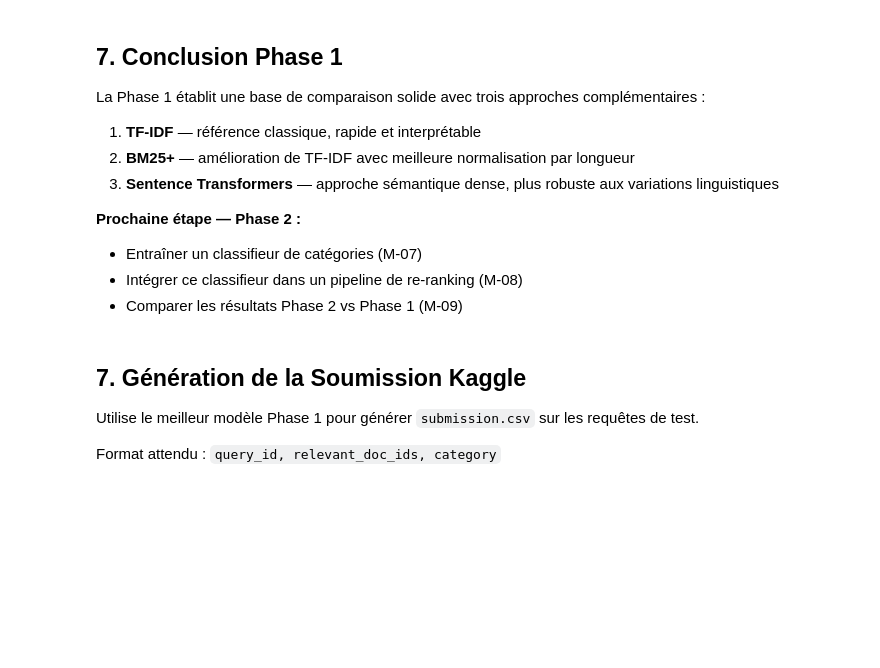
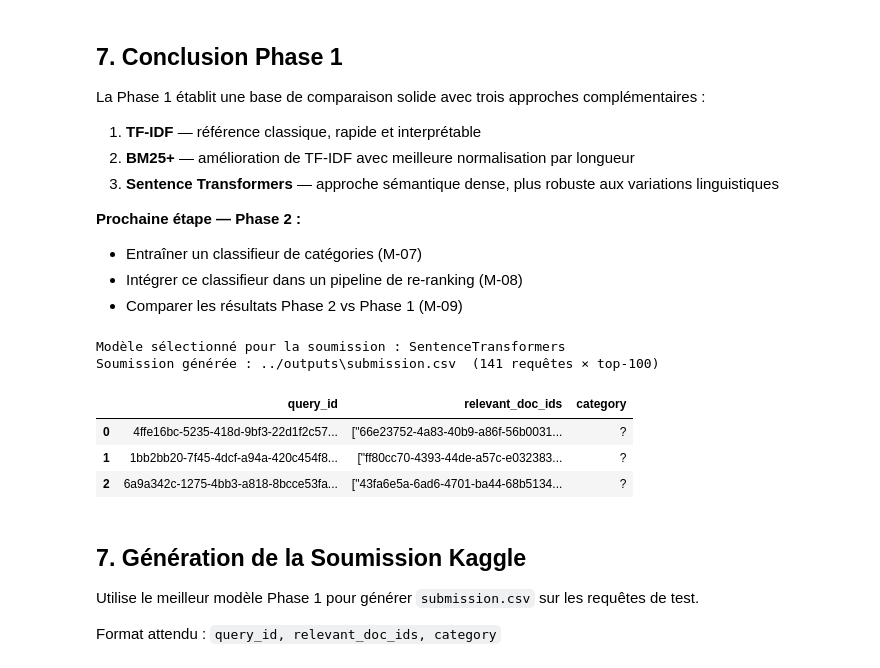
Before and after one commit to Yvngval/Data_Science_Project, a Jupyter notebook: chatodit/notebooks/05_baseline_results.ipynb, the cells around one changed output. Cells and saved outputs as stored; diff of their text form; code cells hidden in the pictures; blank space fills up the shorter version.

```diff
--- a/chatodit/notebooks/05_baseline_results.ipynb
+++ b/chatodit/notebooks/05_baseline_results.ipynb
@@ -238,34 +308,41 @@ La Phase 1 établit une base de comparaison solide avec trois approches complém
 # %%
 import csv
 
 # Choisir le meilleur modèle selon MRR
 best_model_name = df_results['MRR'].idxmax()
 best_fn = {'TF-IDF': search_tfidf, 'BM25+': search_bm25,
            'SentenceTransformers': search_embeddings}[best_model_name]
 
 print(f'Modèle sélectionné pour la soumission : {best_model_name}')
 
 K_SUBMIT = 100  # Kaggle attend généralement top-100
 rows = []
 
 for q_entry in queries_test:
     q_id   = q_entry['id']
     q_text = build_query_text(q_entry)
     q_cat  = q_entry.get('category', '')
 
     result   = best_fn(q_text, k=K_SUBMIT)
     doc_ids  = [idx_to_id[idx] for idx in result['topk_indices']]
 
     rows.append({
         'query_id':         q_id,
-        'relevant_doc_ids': str(doc_ids),
-        'category':         q_cat
+        'relevant_doc_ids': json.dumps(doc_ids),
+        'category':         q_cat if q_cat else '?'
     })
 
 submission_path = os.path.join(OUTPUTS_DIR, 'submission.csv')
 pd.DataFrame(rows).to_csv(submission_path, index=False)
 print(f'Soumission générée : {submission_path}  ({len(rows)} requêtes × top-{K_SUBMIT})')
 pd.DataFrame(rows).head(3)
+# %% [output]
+Modèle sélectionné pour la soumission : SentenceTransformers
+Soumission générée : ../outputs\submission.csv  (141 requêtes × top-100)
+|  | query_id | relevant_doc_ids | category |
+| 0 | 4ffe16bc-5235-418d-9bf3-22d1f2c57... | ["66e23752-4a83-40b9-a86f-56b0031... | ? |
+| 1 | 1bb2bb20-7f45-4dcf-a94a-420c454f8... | ["ff80cc70-4393-44de-a57c-e032383... | ? |
+| 2 | 6a9a342c-1275-4bb3-a818-8bcce53fa... | ["43fa6e5a-6ad6-4701-ba44-68b5134... | ? |
 # %% [markdown]
 ## 7. Génération de la Soumission Kaggle
 
```
Also changed, not shown: parts of 10 cells of this notebook, 8 other files.
